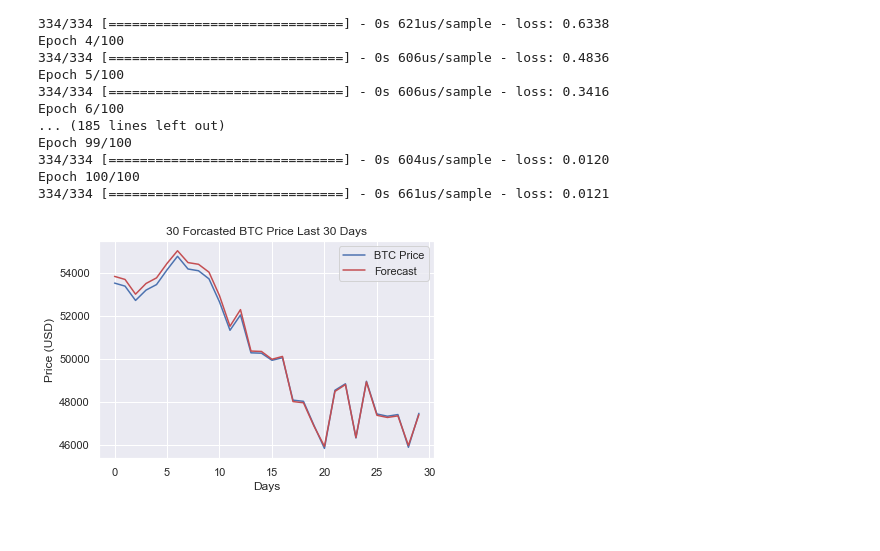
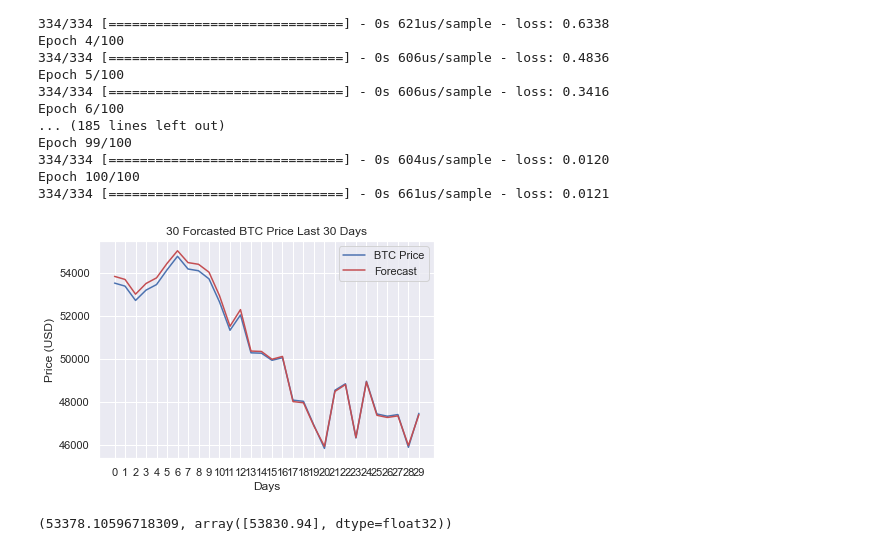
Before and after one commit to codeananda/bitcoin_price_predictor, a Jupyter notebook: price_predictor/keras_price_predictor.ipynb, the cells around one changed output. Drawn from its saved outputs; the diff is of its cells as text; code cells hidden in the pictures.

```diff
--- a/price_predictor/keras_price_predictor.ipynb
+++ b/price_predictor/keras_price_predictor.ipynb
@@ -114,10 +114,15 @@ predicted_price = scaler.inverse_transform(predicted_price)
 # %%
 fig, ax = plt.subplots()
 plt.plot(close_test.values, c='b', label='BTC Price')
 plt.plot(predicted_price, c='r', label='Forecast')
 plt.legend()
 ax.set(xlabel='Days', ylabel='Price (USD)',
       title='30 Forcasted BTC Price Last 30 Days')
+plt.xticks(range(30))
 plt.show()
 # %% [output]
-[figure, old version]
+[figure, new version]
+# %%
+close_test.iloc[1], predicted_price[0]
+# %% [output]
+(53378.10596718309, array([53830.94], dtype=float32))
```
Also changed, not shown: parts of 6 cells of this notebook.
